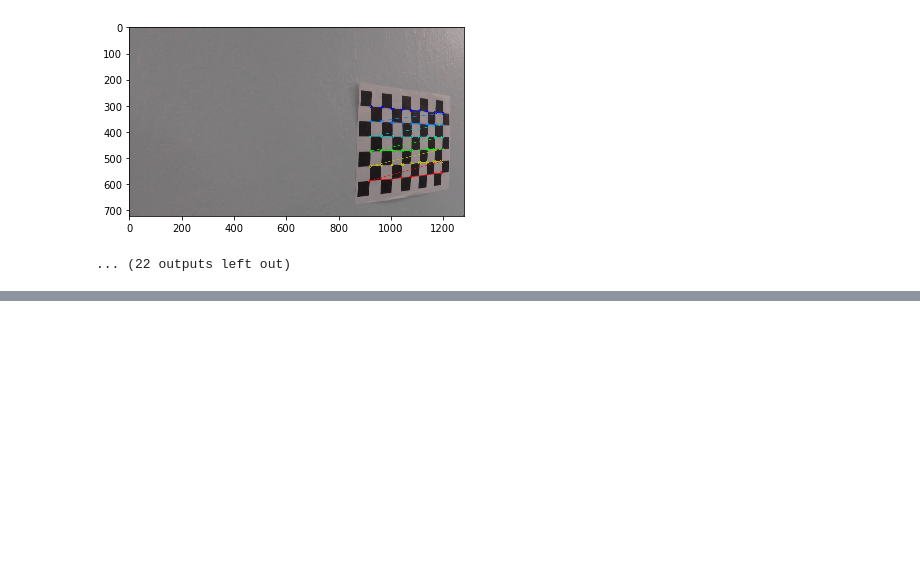
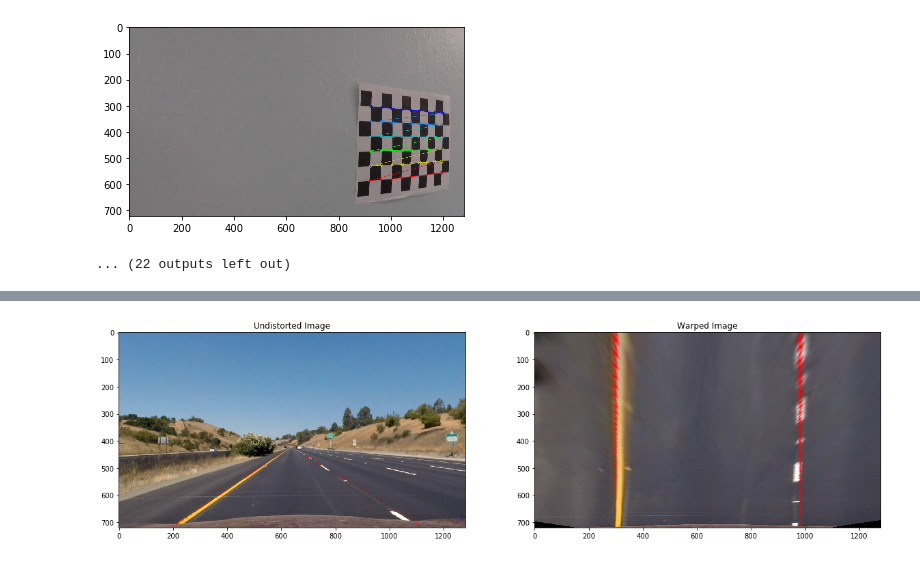
Before and after one commit to Thayjes/Advanced-Lane-Finding, a Jupyter notebook: Undistortion.ipynb, the cells around one changed output, grey strips where cells are left out. Drawn from its saved outputs; the diff is of its cells as text; code cells hidden in the pictures; blank space fills up the shorter version.

```diff
--- a/Undistortion.ipynb
+++ b/Undistortion.ipynb
@@ -78,0 +87,18 @@ ax2.imshow(dst, cmap = "gray")
+# %%
+# Perspective Transform
+def warp(dst):
+    source_pts = np.array([ [195, dst.shape[0]], [597, 448], [680, 448], [1130, dst.shape[0]] ], np.float32)
+    offset = 300
+    dst_pts = np.array([ [0 + offset, dst.shape[0]], [0 + offset, 0], [dst.shape[1] - offset, 0], [dst.shape[1] - offset, dst.shape[0]] ], np.float32)
+    cv2.line(dst, (195, dst.shape[0]), (597, 448), (255, 0, 0), 1)
+    cv2.line(dst, (680, 448), (1130, dst.shape[0]), (255, 0, 0), 1)
+    M = cv2.getPerspectiveTransform(source_pts, dst_pts)
+    warped_dst = cv2.warpPerspective(dst, M, (dst.shape[1], dst.shape[0]), flags = cv2.INTER_LINEAR)
+    f, (ax1, ax2) = plt.subplots(1, 2, figsize = (20, 10))
+    ax1.set_title("Undistorted Image")
+    ax1.imshow(dst, cmap = "gray")
+    ax2.set_title("Warped Image")
+    ax2.imshow(warped_dst, cmap = "gray")
+warp(dst)
+# %% [output]
+[figure, added]
```
Also changed, not shown: parts of 2 cells of this notebook, 18 other files.
